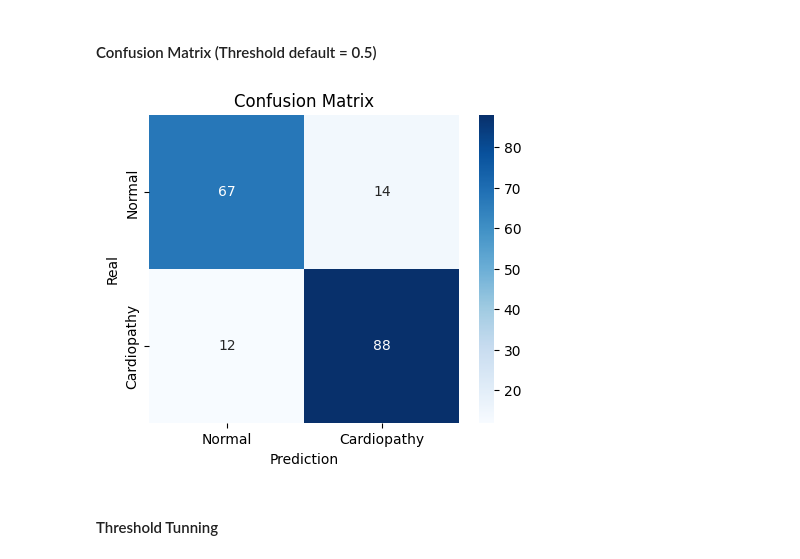
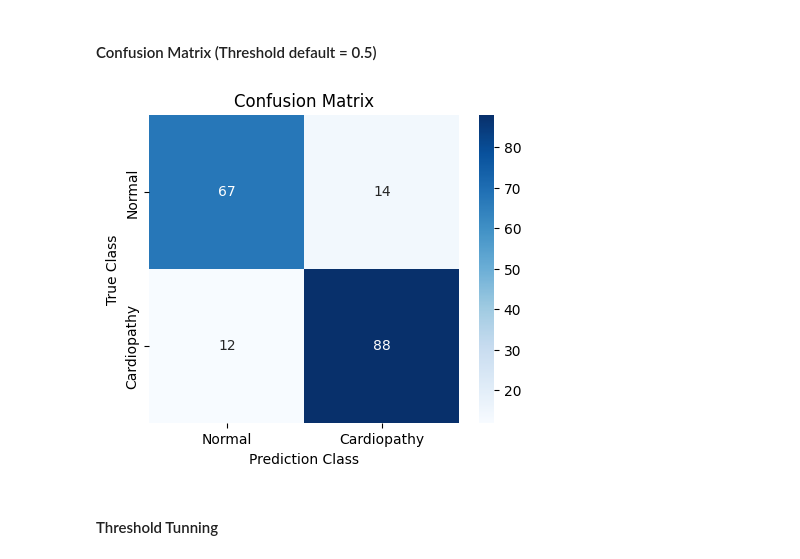
Before and after one commit to biotechwithdata/REPO, a Jupyter notebook: heart_disease_risk_analysis.ipynb, the cells around one changed output. Saved outputs shown, nothing was run; the diff lists cells and outputs as text; code cells hidden in the pictures.

```diff
--- a/heart_disease_risk_analysis.ipynb
+++ b/heart_disease_risk_analysis.ipynb
@@ -1051,17 +1051,17 @@ plt.show()
 # %%
 cm = confusion_matrix(y_test, y_pred_bm)
 plt.figure(figsize=(5,4))
 sns.heatmap(cm, annot=True,
             fmt='d',
             cmap='Blues',
             xticklabels=['Normal','Cardiopathy'],
             yticklabels=['Normal','Cardiopathy'])
-plt.xlabel('Prediction')
-plt.ylabel('Real')
+plt.xlabel('Prediction Class')
+plt.ylabel('True Class')
 plt.title('Confusion Matrix')
 plt.show()
 # %% [output]
-[figure, old version]
+[figure, new version]
 # %% [markdown]
 #### Threshold Tunning
 # %%
```
Also changed, not shown: parts of 6 cells of this notebook, 3 other files.
